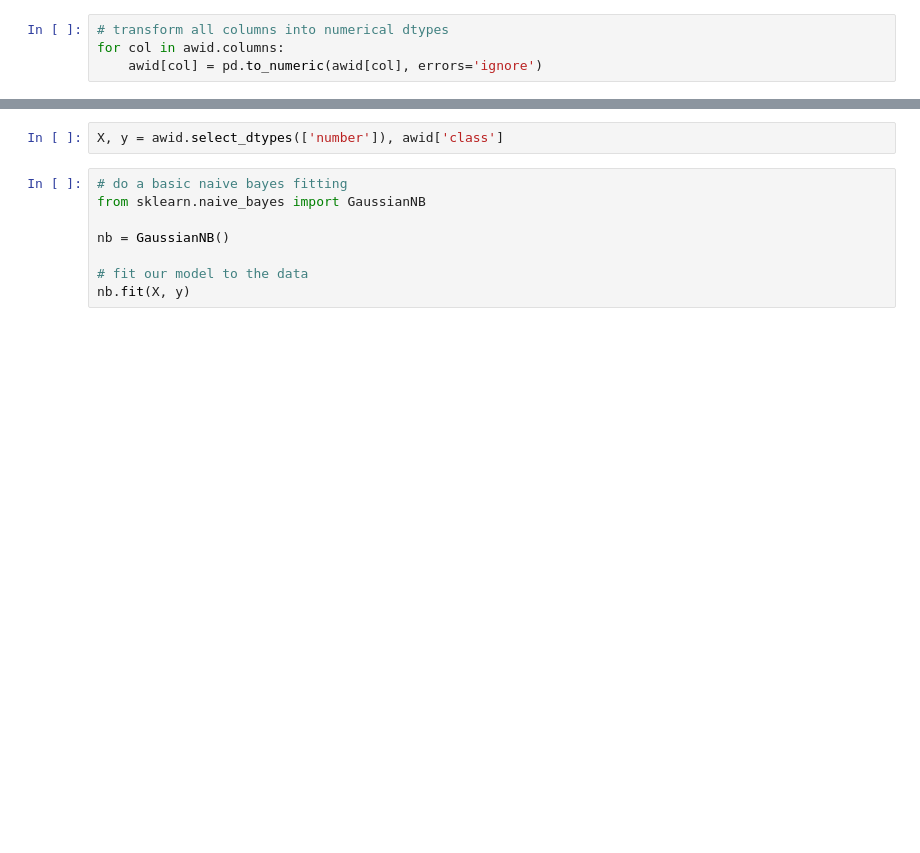
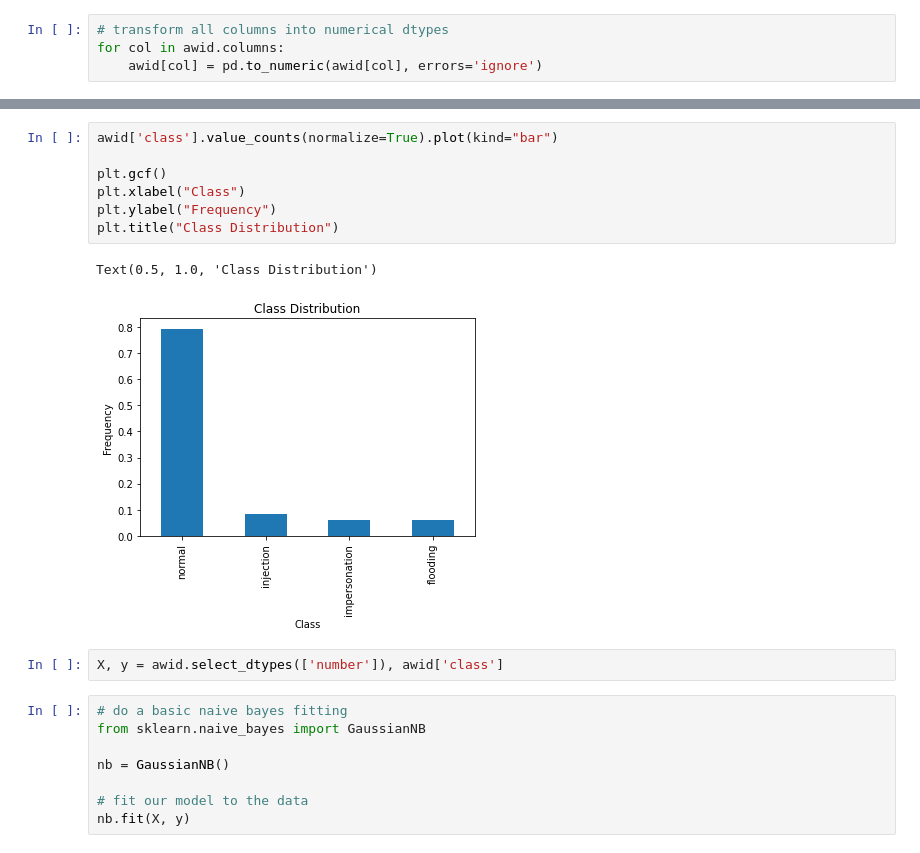
Before and after one commit to VascoRegal/ML-cybersecurity, a Jupyter notebook: main.ipynb, the cells around one changed output, grey strips where cells are left out. Cells and saved outputs as stored; diff of their text form; blank space fills up the shorter version.

Commit message:
add class distribution hist

```diff
--- a/main.ipynb
+++ b/main.ipynb
@@ -289,4 +295,14 @@ awid.describe()
 8 rows × 74 columns
+# %%
+awid['class'].value_counts(normalize=True).plot(kind="bar")
+
+plt.gcf()
+plt.xlabel("Class")
+plt.ylabel("Frequency")
+plt.title("Class Distribution")
+# %% [output]
+Text(0.5, 1.0, 'Class Distribution')
+[figure, added]
 # %%
 X, y = awid.select_dtypes(['number']), awid['class']
 # %%
```
Also changed, not shown: parts of 12 cells of this notebook.
